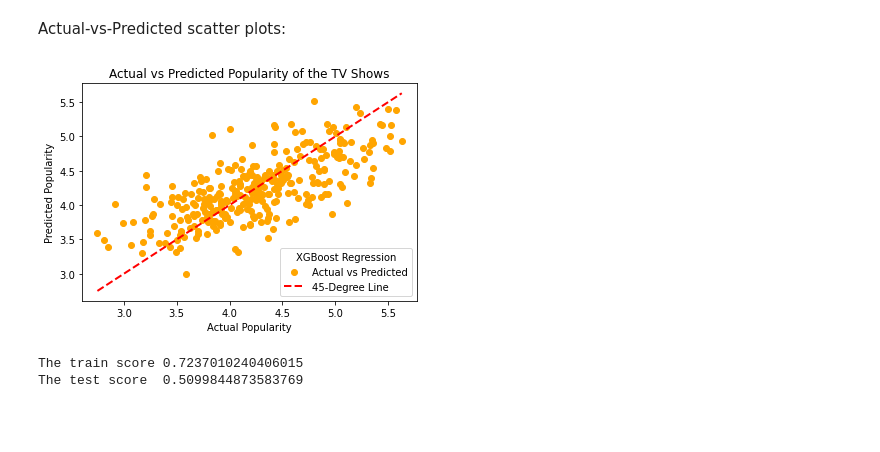
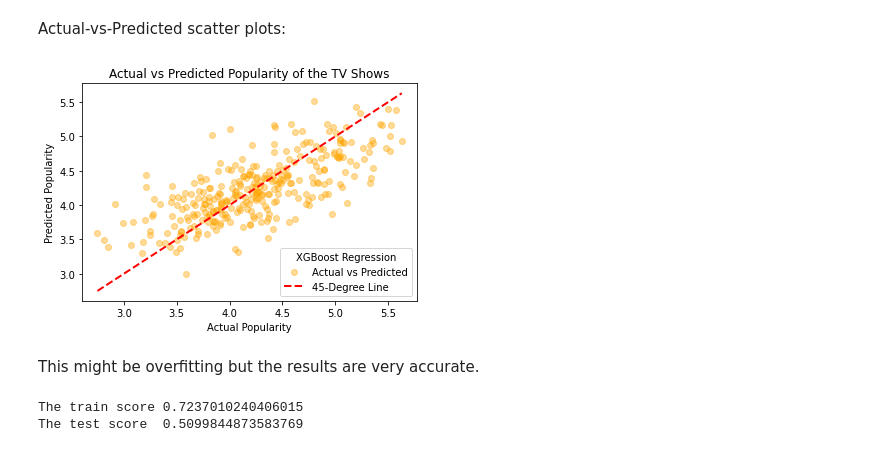
Before and after one commit to karlakum/Capstone_3, a Jupyter notebook: TV_SHOWS_Preprocessing_and_Modeling.ipynb, the cells around one changed output. Saved outputs shown, nothing was run; the diff lists cells and outputs as text; code cells hidden in the pictures; blank space fills up the shorter version.

```diff
--- a/TV_SHOWS_Preprocessing_and_Modeling.ipynb
+++ b/TV_SHOWS_Preprocessing_and_Modeling.ipynb
@@ -632,20 +635,22 @@ XGBoost Reg's MAPE % 7.78
 # %% [markdown]
 Actual-vs-Predicted scatter plots:
 # %%
-plt.scatter(y_test, y_pred4, color='orange', label='Actual vs Predicted')
+plt.scatter(y_test, y_pred4, color='orange', label='Actual vs Predicted', alpha = 0.4)
 
 plt.plot([min(y_test), max(y_test)], [min(y_test), max(y_test)], linestyle='--', color='red', linewidth=2, label='45-Degree Line')
 
 # Labels
 plt.title('Actual vs Predicted Popularity of the TV Shows')
 plt.xlabel('Actual Popularity')
 plt.ylabel('Predicted Popularity')
 
 plt.legend(title='XGBoost Regression')
 
 plt.show()
 # %% [output]
-[figure, old version]
+[figure, new version]
+# %% [markdown]
+This might be overfitting but the results are very accurate.
 # %%
 xgb_train_score =xgboost.score(X_train,y_train)
 xgb_test_score =xgboost.score(X_test,y_test)
```
Also changed, not shown: parts of 28 cells of this notebook.
